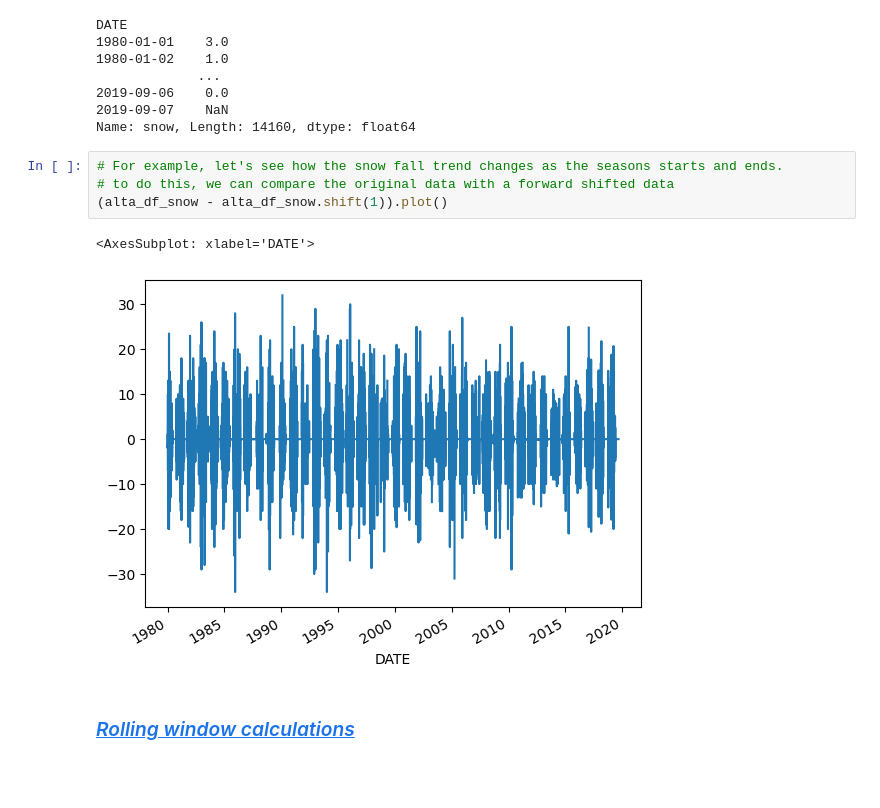
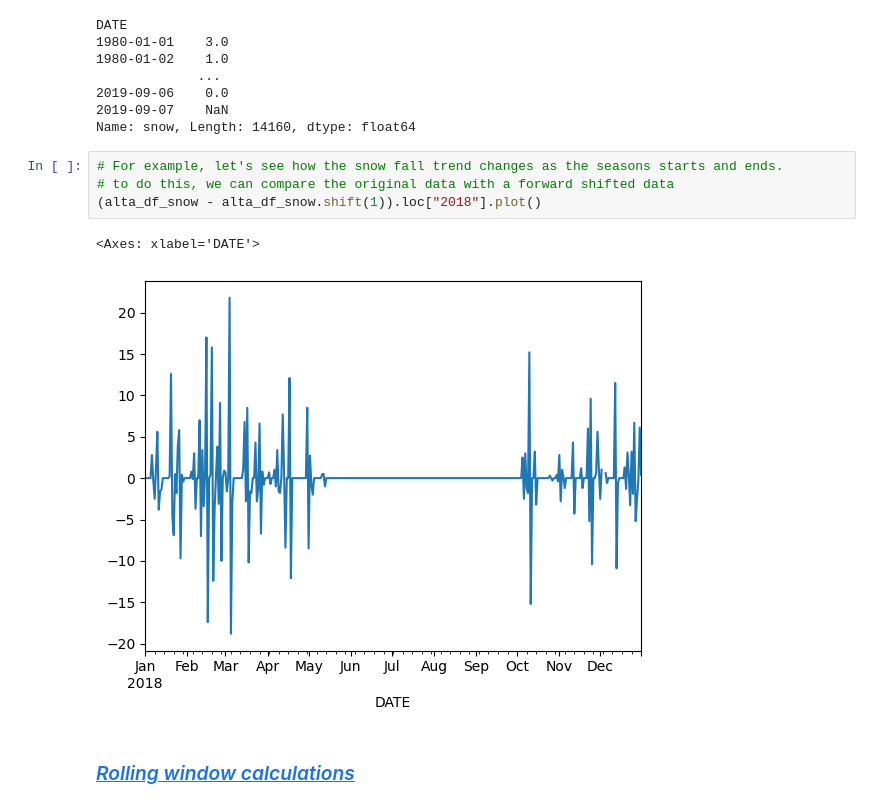
Before and after one commit to AindreaAjax/ML_Introduction, a Jupyter notebook: Pandas/06_Working_with_TimeSeries_data.ipynb, the cells around one changed output. Drawn from its saved outputs; the diff is of its cells as text; blank space fills up the shorter version.

```diff
--- a/Pandas/06_Working_with_TimeSeries_data.ipynb
+++ b/Pandas/06_Working_with_TimeSeries_data.ipynb
@@ -412,10 +424,10 @@ Name: snow, Length: 14160, dtype: float64
 # %%
 # For example, let's see how the snow fall trend changes as the seasons starts and ends.
 # to do this, we can compare the original data with a forward shifted data
-(alta_df_snow - alta_df_snow.shift(1)).plot()
+(alta_df_snow - alta_df_snow.shift(1)).loc["2018"].plot()
 # %% [output]
-<AxesSubplot: xlabel='DATE'>
+<Axes: xlabel='DATE'>
-[figure, old version]
+[figure, new version]
 # %% [markdown]
 ### <a id='toc4_3_'></a>[*Rolling window calculations*](#toc0_)
 # %% [markdown]
```
Also changed, not shown: parts of 18 cells of this notebook.
